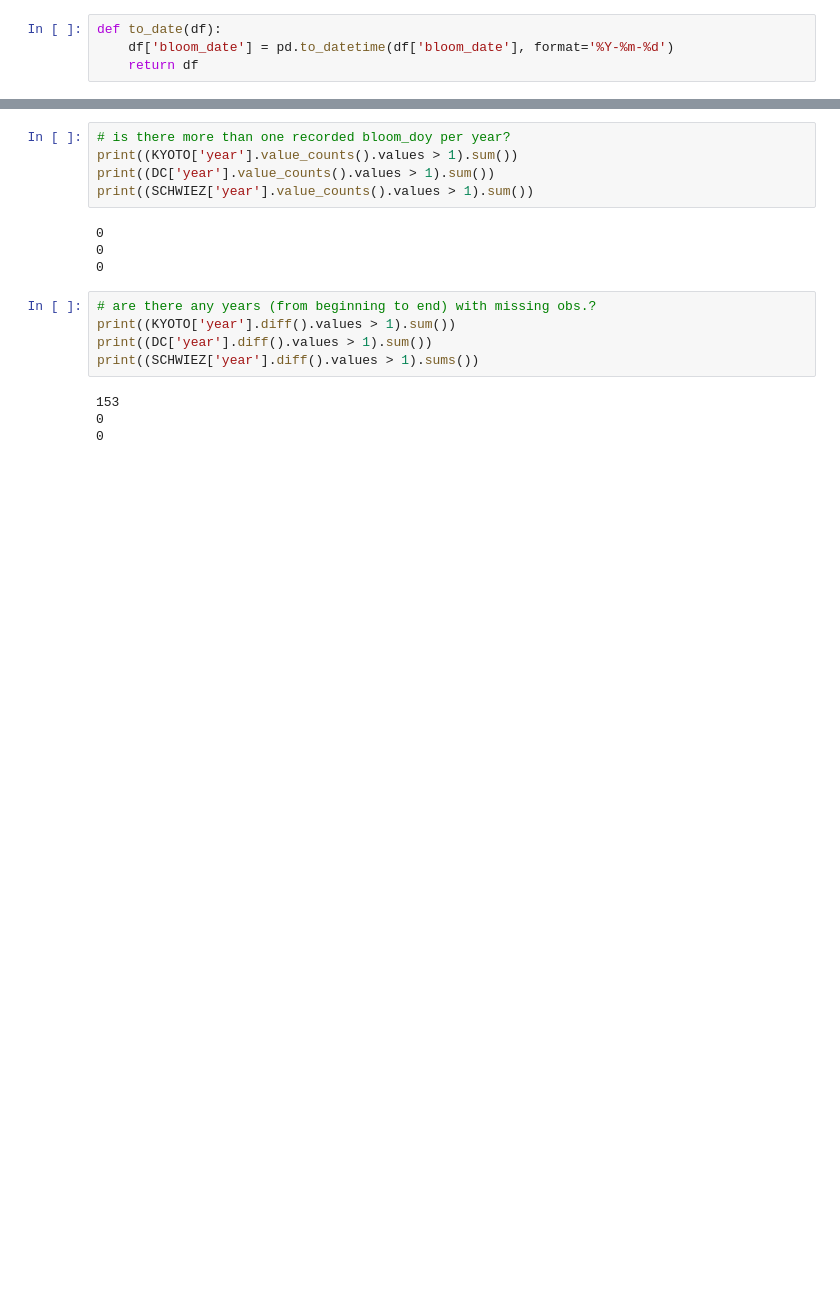
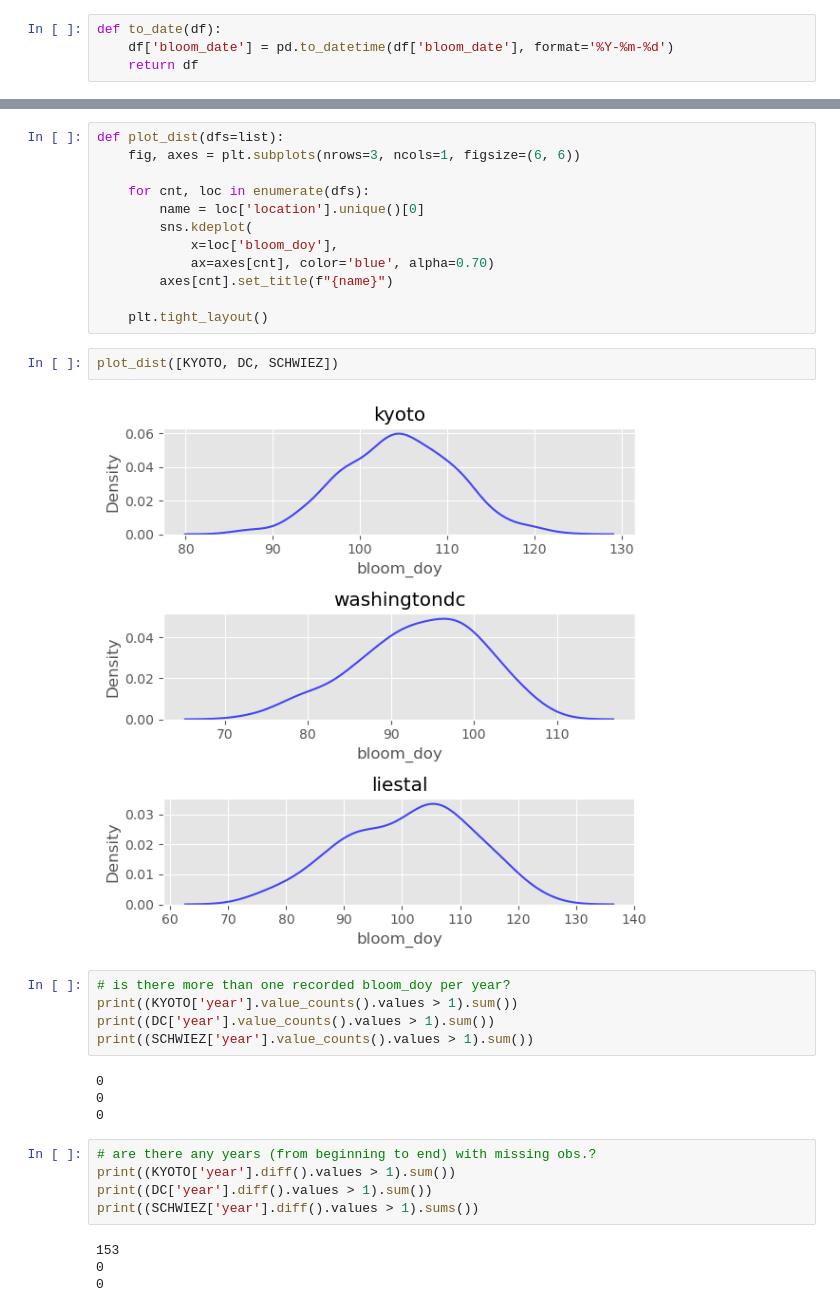
Before and after one commit to GMU-CherryBlossomCompetition/peak-bloom-prediction, a Jupyter notebook: eda/eda.ipynb, the cells around one changed output, grey strips where cells are left out. Drawn from its saved outputs; the diff is of its cells as text; blank space fills up the shorter version.

```diff
--- a/eda/eda.ipynb
+++ b/eda/eda.ipynb
@@ -47,3 +49,19 @@ plt.title('Kyoto bloom day of year after 1950');
+# %%
+def plot_dist(dfs=list):
+    fig, axes = plt.subplots(nrows=3, ncols=1, figsize=(6, 6))
+
+    for cnt, loc in enumerate(dfs):
+        name = loc['location'].unique()[0]
+        sns.kdeplot(
+            x=loc['bloom_doy'],
+            ax=axes[cnt], color='blue', alpha=0.70)
+        axes[cnt].set_title(f"{name}")
+
+    plt.tight_layout()
+# %%
+plot_dist([KYOTO, DC, SCHWIEZ])
+# %% [output]
+[figure, added]
 # %%
 # is there more than one recorded bloom_doy per year?
 print((KYOTO['year'].value_counts().values > 1).sum())
```
Also changed, not shown: parts of 17 cells of this notebook.
